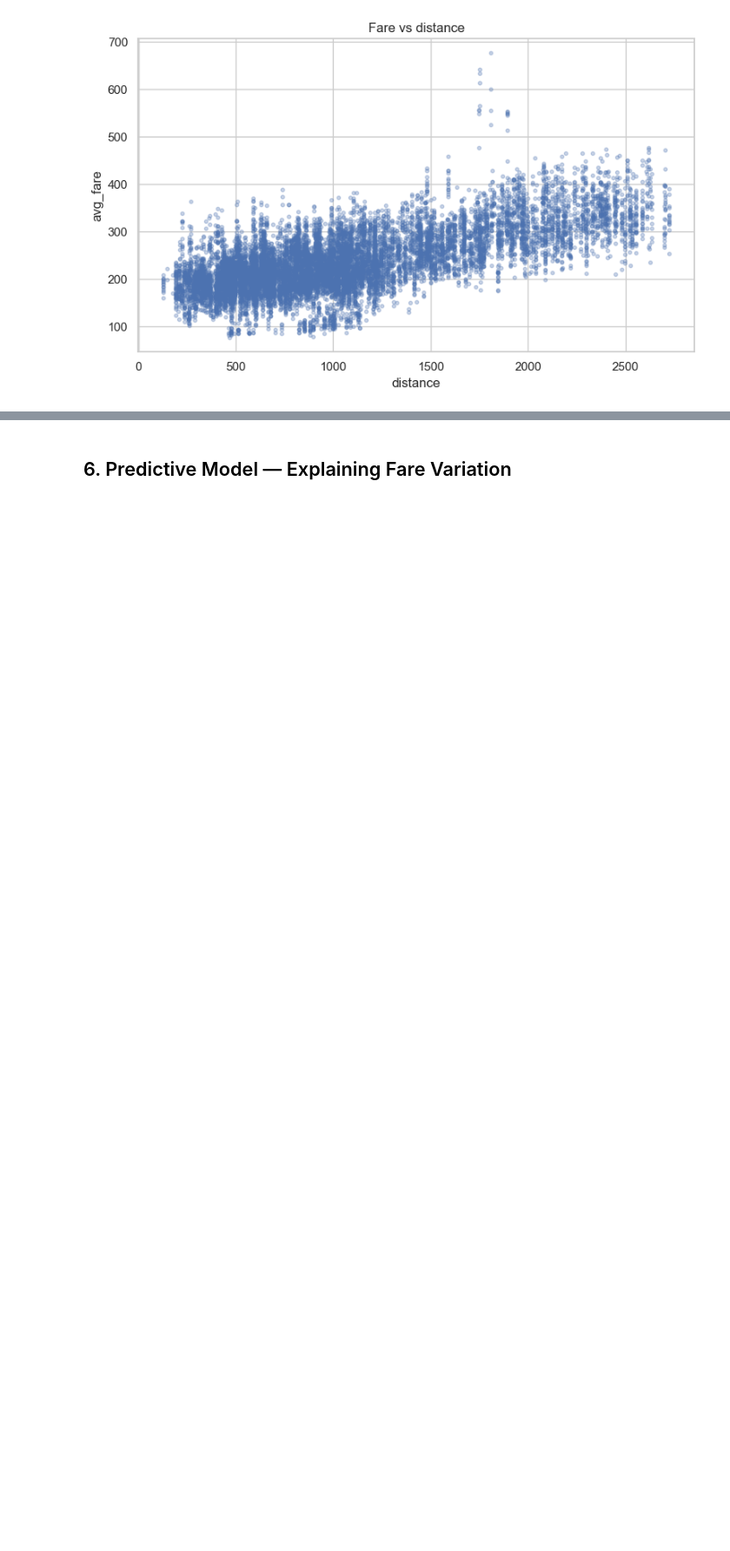
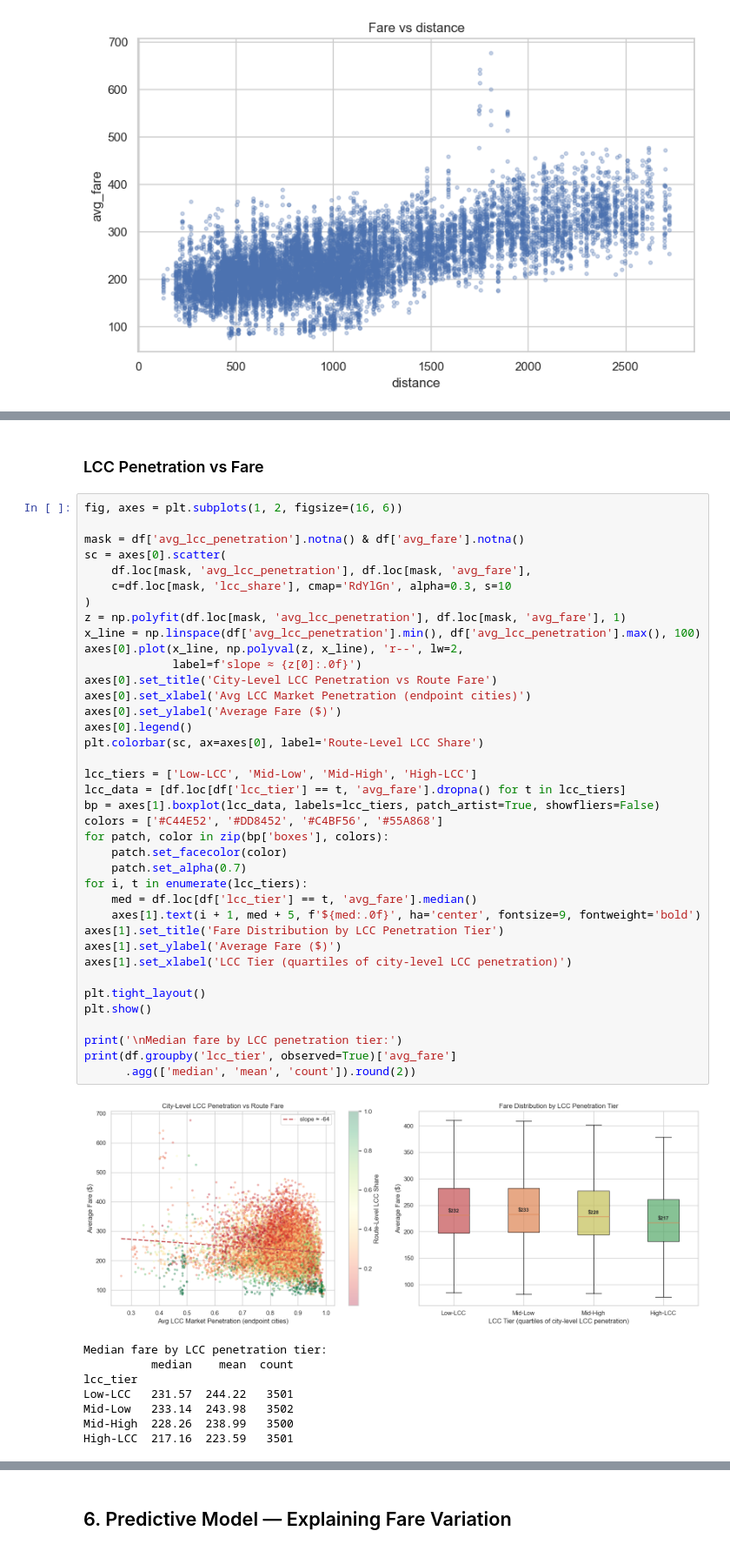
Before and after one commit to AbhigyanD/SDSS-Datathon, a Jupyter notebook: airline_analysis.ipynb, the cells around one changed output, grey strips where cells are left out. Shown at 87% size. Saved outputs shown, nothing was run; the diff lists cells and outputs as text; blank space fills up the shorter version.

```diff
--- a/airline_analysis.ipynb
+++ b/airline_analysis.ipynb
@@ -278,0 +455,49 @@ if x_col and fare_col:
+# %% [markdown]
+### LCC Penetration vs Fare
+# %%
+fig, axes = plt.subplots(1, 2, figsize=(16, 6))
+
+mask = df['avg_lcc_penetration'].notna() & df['avg_fare'].notna()
+sc = axes[0].scatter(
+    df.loc[mask, 'avg_lcc_penetration'], df.loc[mask, 'avg_fare'],
+    c=df.loc[mask, 'lcc_share'], cmap='RdYlGn', alpha=0.3, s=10
+)
+z = np.polyfit(df.loc[mask, 'avg_lcc_penetration'], df.loc[mask, 'avg_fare'], 1)
+x_line = np.linspace(df['avg_lcc_penetration'].min(), df['avg_lcc_penetration'].max(), 100)
+axes[0].plot(x_line, np.polyval(z, x_line), 'r--', lw=2,
+             label=f'slope ≈ {z[0]:.0f}')
+axes[0].set_title('City-Level LCC Penetration vs Route Fare')
+axes[0].set_xlabel('Avg LCC Market Penetration (endpoint cities)')
+axes[0].set_ylabel('Average Fare ($)')
+axes[0].legend()
+plt.colorbar(sc, ax=axes[0], label='Route-Level LCC Share')
+
+lcc_tiers = ['Low-LCC', 'Mid-Low', 'Mid-High', 'High-LCC']
+lcc_data = [df.loc[df['lcc_tier'] == t, 'avg_fare'].dropna() for t in lcc_tiers]
+bp = axes[1].boxplot(lcc_data, labels=lcc_tiers, patch_artist=True, showfliers=False)
+colors = ['#C44E52', '#DD8452', '#C4BF56', '#55A868']
+for patch, color in zip(bp['boxes'], colors):
+    patch.set_facecolor(color)
+    patch.set_alpha(0.7)
+for i, t in enumerate(lcc_tiers):
+    med = df.loc[df['lcc_tier'] == t, 'avg_fare'].median()
+    axes[1].text(i + 1, med + 5, f'${med:.0f}', ha='center', fontsize=9, fontweight='bold')
+axes[1].set_title('Fare Distribution by LCC Penetration Tier')
+axes[1].set_ylabel('Average Fare ($)')
+axes[1].set_xlabel('LCC Tier (quartiles of city-level LCC penetration)')
+
+plt.tight_layout()
+plt.show()
+
+print('\nMedian fare by LCC penetration tier:')
+print(df.groupby('lcc_tier', observed=True)['avg_fare']
+      .agg(['median', 'mean', 'count']).round(2))
+# %% [output]
+[figure, added]
+Median fare by LCC penetration tier:
+          median    mean  count
+lcc_tier
+Low-LCC   231.57  244.22   3501
+Mid-Low   233.14  243.98   3502
+Mid-High  228.26  238.99   3500
+High-LCC  217.16  223.59   3501
```
Also changed, not shown: parts of 20 cells of this notebook.
